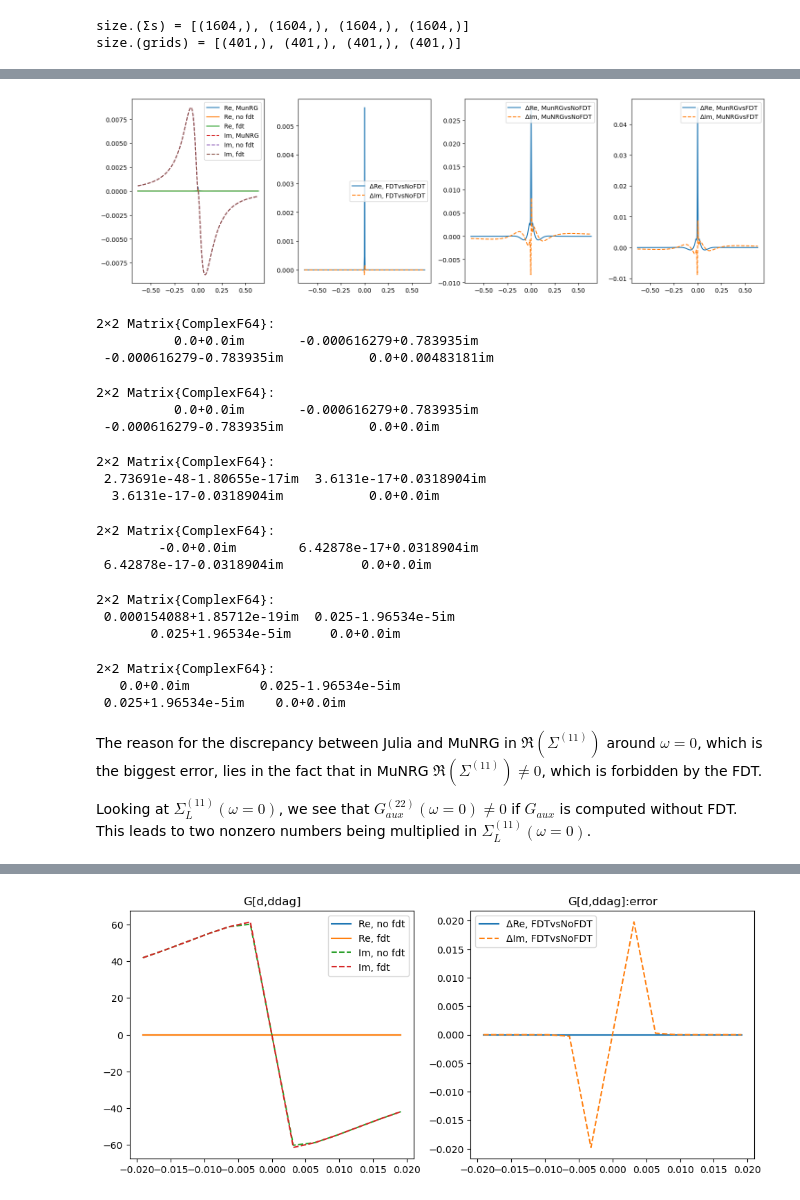
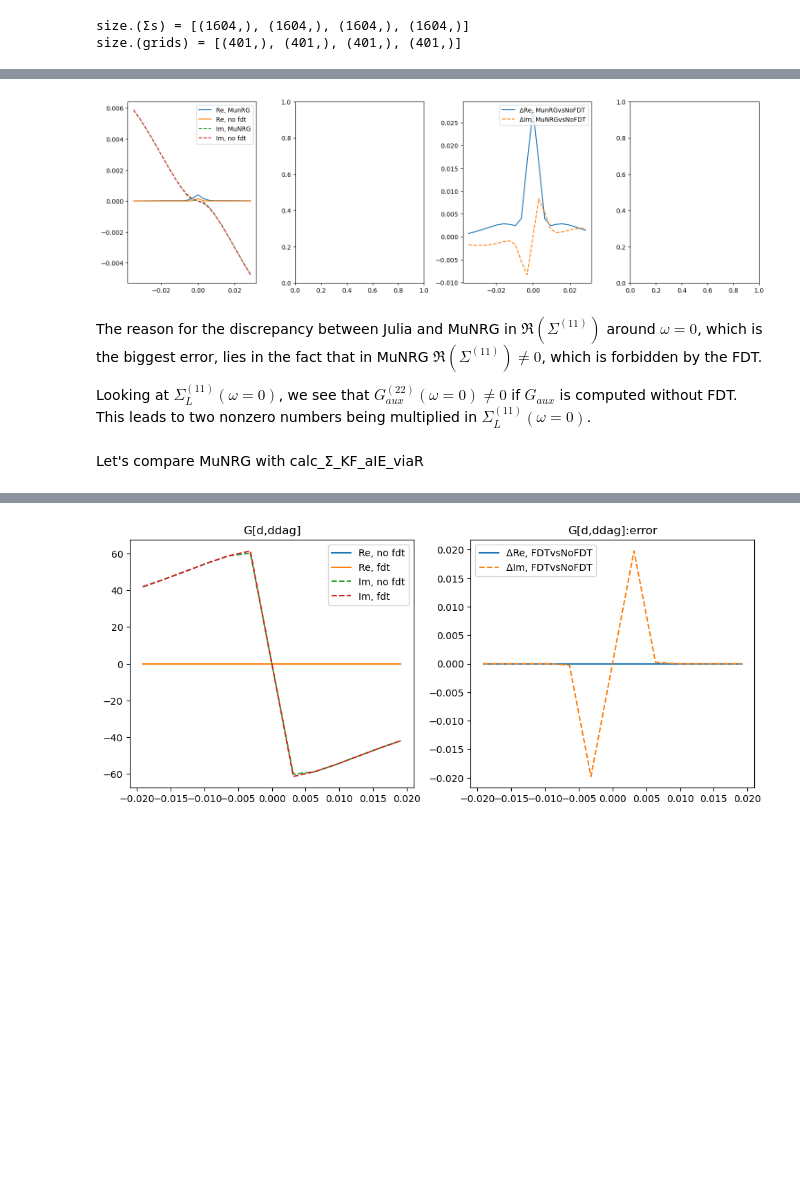
Before and after one commit to MFrankenbach/TCI4Keldysh, a Jupyter notebook: scripts/selfenergy_inspection.ipynb, the cells around one changed output, grey strips where cells are left out. Drawn from its saved outputs; the diff is of its cells as text; code cells hidden in the pictures; blank space fills up the shorter version.

```diff
--- a/scripts/selfenergy_inspection.ipynb
+++ b/scripts/selfenergy_inspection.ipynb
@@ -52,0 +64,11 @@ size.(grids) = [(401,), (401,), (401,), (401,)]
+# %%
+(γ, sigmak) = TCI4Keldysh.read_broadening_params(base_path; channel=channel)
+broadening_kwargs = TCI4Keldysh.read_broadening_settings(joinpath(TCI4Keldysh.datadir(), base_path); channel=channel)
+# cf. MuNRG/Multipoint/subroutines/getGgrid_KF.m, l. 119
+broadening_kwargs[:estep] = 50
+broadening_kwargs[:emin] = 1.e-6
+broadening_kwargs[:emax] = 1e4
+omsig = grids[1]
+flavor_idx = flavor
+
+T = TCI4Keldysh.dir_to_T(PSFpath)
@@ -117,75 +163,59 @@ Compute G^R and G^A...
 
 fig, axs = subplots(1,4, figsize=(1.3*PLOT_PAGE_INCH, PLOT_PAGE_INCH*4/10))
 
-window = 1:401
+window = 190:210
 omsig = grids[1]
 sig = Σs[1][1 : length(omsig)]
 omsig = omsig[window]
 axs[0].plot(omsig, real.(sig[window]),  label="Re, MunRG")
 axs[0].plot(omsig, real.(Σ_L[window, 1, 1]),  label="Re, no fdt")
-axs[0].plot(omsig, real.(Σ_L_fdt[window, 1, 1]),  label="Re, fdt")
+# axs[0].plot(omsig, real.(Σ_L_fdt[window, 1, 1]),  label="Re, fdt")
 axs[0].plot(omsig, imag.(sig[window]),  linestyle="dashed",  label="Im, MuNRG")
 axs[0].plot(omsig, imag.(Σ_L[window, 1, 1]),  linestyle="dashed",  label="Im, no fdt")
-axs[0].plot(omsig, imag.(Σ_L_fdt[window, 1, 1]),  linestyle="dashed",  label="Im, fdt")
+# axs[0].plot(omsig, imag.(Σ_L_fdt[window, 1, 1]),  linestyle="dashed",  label="Im, fdt")
 axs[0].legend()
 
 # errors
 nn = maximum(abs.(Σ_L))
-dFDT = (Σ_L .- Σ_L_fdt) ./ nn
+# dFDT = (Σ_L .- Σ_L_fdt) ./ nn
 dMat = (sig .- Σ_L) ./ nn
-dMatFDT = (sig .- Σ_L_fdt) ./ nn
+# dMatFDT = (sig .- Σ_L_fdt) ./ nn
 
 # axs[1].set_yscale("log")
-axs[1].plot(omsig, (real.(dFDT[window, 1, 1])),  label="ΔRe, FDTvsNoFDT")
-axs[1].plot(omsig, (imag.(dFDT[window, 1, 1])),  linestyle="dashed",  label="ΔIm, FDTvsNoFDT")
-axs[1].legend()
+# axs[1].plot(omsig, (real.(dFDT[window, 1, 1])),  label="ΔRe, FDTvsNoFDT")
+# axs[1].plot(omsig, (imag.(dFDT[window, 1, 1])),  linestyle="dashed",  label="ΔIm, FDTvsNoFDT")
+# axs[1].legend()
 
 
 nn = maximum(abs.(Σ_L[:,1,1]))
-dFDT = (Σ_L .- Σ_L_fdt) ./ nn
+# dFDT = (Σ_L .- Σ_L_fdt) ./ nn
 dMat = (sig .- Σ_L) ./ nn
-dMatFDT = (sig .- Σ_L_fdt) ./ nn
+# dMatFDT = (sig .- Σ_L_fdt) ./ nn
 axs[2].plot(omsig, (real.(dMat[window, 1, 1])),  label="ΔRe, MunRGvsNoFDT")
 axs[2].plot(omsig, (imag.(dMat[window, 1, 1])),  linestyle="dashed",  label="ΔIm, MuNRGvsNoFDT")
 # axs[1].set_yscale("log")
 axs[2].legend()
 
-axs[3].plot(omsig, (real.(dMatFDT[window, 1, 1])),  label="ΔRe, MunRGvsFDT")
-axs[3].plot(omsig, (imag.(dMatFDT[window, 1, 1])),  linestyle="dashed",  label="ΔIm, MuNRGvsFDT")
-axs[3].legend()
+# axs[3].plot(omsig, (real.(dMatFDT[window, 1, 1])),  label="ΔRe, MunRGvsFDT")
+# axs[3].plot(omsig, (imag.(dMatFDT[window, 1, 1])),  linestyle="dashed",  label="ΔIm, MuNRGvsFDT")
+# axs[3].legend()
 
 fig.tight_layout()
 display(fig)
-idx = 201
-display(G_aux_L_data[idx,:,:])
-display(G_aux_L_data_fdt[idx,:,:])
-display(inv(G_data[idx,:,:]))
-display(inv(G_data_fdt[idx,:,:]))
-display(X * G_aux_L_data[idx,:,:] * inv(G_data[idx,:,:]))
-display(X * G_aux_L_data_fdt[idx,:,:] * inv(G_data_fdt[idx,:,:]))
+# idx = 201
+# display(G_aux_L_data[idx,:,:])
+# display(G_aux_L_data_fdt[idx,:,:])
+# display(inv(G_data[idx,:,:]))
+# display(inv(G_data_fdt[idx,:,:]))
+# display(X * G_aux_L_data[idx,:,:] * inv(G_data[idx,:,:]))
+# display(X * G_aux_L_data_fdt[idx,:,:] * inv(G_data_fdt[idx,:,:]))
 # %% [output]
-[figure, old version]
+[figure, new version]
-2×2 Matrix{ComplexF64}:
-          0.0+0.0im       -0.000616279+0.783935im
- -0.000616279-0.783935im           0.0+0.00483181im
-2×2 Matrix{ComplexF64}:
-          0.0+0.0im       -0.000616279+0.783935im
- -0.000616279-0.783935im           0.0+0.0im
-2×2 Matrix{ComplexF64}:
- 2.73691e-48-1.80655e-17im  3.6131e-17+0.0318904im
-  3.6131e-17-0.0318904im           0.0+0.0im
-2×2 Matrix{ComplexF64}:
-        -0.0+0.0im        6.42878e-17+0.0318904im
- 6.42878e-17-0.0318904im          0.0+0.0im
-2×2 Matrix{ComplexF64}:
- 0.000154088+1.85712e-19im  0.025-1.96534e-5im
-       0.025+1.96534e-5im     0.0+0.0im
-2×2 Matrix{ComplexF64}:
-   0.0+0.0im         0.025-1.96534e-5im
- 0.025+1.96534e-5im    0.0+0.0im
 # %% [markdown]
 The reason for the discrepancy between Julia and MuNRG in $\Re(\Sigma^{(11)})$ around $\omega=0$, which is the biggest error,
 lies in the fact that in MuNRG $\Re(\Sigma^{(11)})\neq 0$, which is forbidden by the FDT.
 
 Looking at $\Sigma_L^{(11)}(\omega=0)$, we see that $G_{aux}^{(22)}(\omega=0)\neq 0$ if $G_{aux}$ is computed without FDT. This leads
 to two nonzero numbers being multiplied in $\Sigma_L^{(11)}(\omega=0)$.
+# %% [markdown]
+Let's compare MuNRG with calc_Σ_KF_aIE_viaR
```
Also changed, not shown: parts of 29 cells of this notebook, 2 other files.
